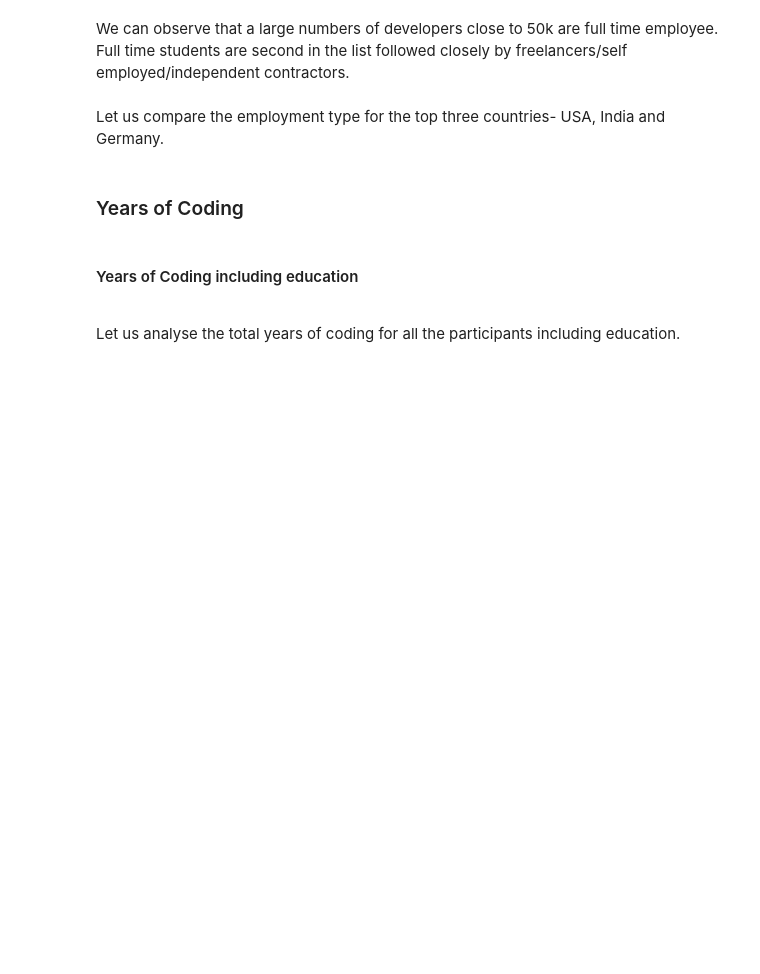
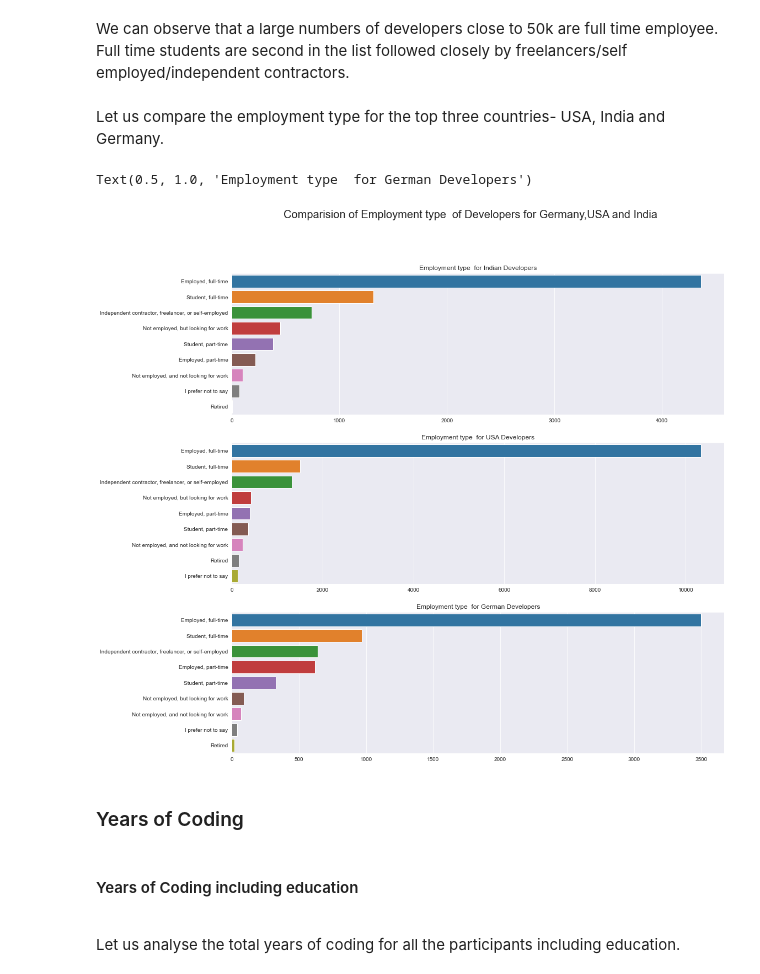
Before and after one commit to piyushrj100/Data_analysis, a Jupyter notebook: StackOverflow2022_EDA/Survey_2022.ipynb, the cells around one changed output. Drawn from its saved outputs; the diff is of its cells as text; code cells hidden in the pictures; blank space fills up the shorter version.

```diff
--- a/StackOverflow2022_EDA/Survey_2022.ipynb
+++ b/StackOverflow2022_EDA/Survey_2022.ipynb
@@ -592,6 +595,32 @@ We can observe that a large numbers of developers close to 50k are full time emp
 Full time students are second in the list followed closely by freelancers/self employed/independent contractors.
 # %% [markdown]
 Let us compare the employment type for the top three countries- USA, India and Germany.
+# %%
+Emp_type_In = split_multicolumn(survey_select_df[(survey_select_df.Country=='India')].Employment)
+Emp_total_India=Emp_type_In.sum().sort_values(ascending=False)
+
+Emp_type_USA = split_multicolumn(survey_select_df[(survey_select_df.Country=='United States of America')].Employment)
+Emp_total_USA=Emp_type_USA.sum().sort_values(ascending=False)
+
+Emp_type_GER = split_multicolumn(survey_select_df[(survey_select_df.Country=='Germany')].Employment)
+Emp_total_Germany=Emp_type_GER.sum().sort_values(ascending=False)
+
+
+fig, axes = plt.subplots(3,1, figsize=(16,16))
+fig.suptitle("Comparision of Employment type  of Developers for Germany,USA and India",size=20, weight=300)
+
+
+sns.barplot(y=Emp_total_India.index,x=Emp_total_India,ax=axes[0])
+axes[0].set_title("Employment type  for Indian Developers")
+
+sns.barplot(y=Emp_total_USA.index,x=Emp_total_USA,ax=axes[1])
+axes[1].set_title("Employment type  for USA Developers")
+
+sns.barplot(y=Emp_total_Germany.index,x=Emp_total_Germany,ax=axes[2])
+axes[2].set_title("Employment type  for German Developers")
+# %% [output]
+Text(0.5, 1.0, 'Employment type  for German Developers')
+[figure, added]
 # %% [markdown]
 ### Years of Coding
 # %% [markdown]
```
Also changed, not shown: parts of 1 cell of this notebook.
